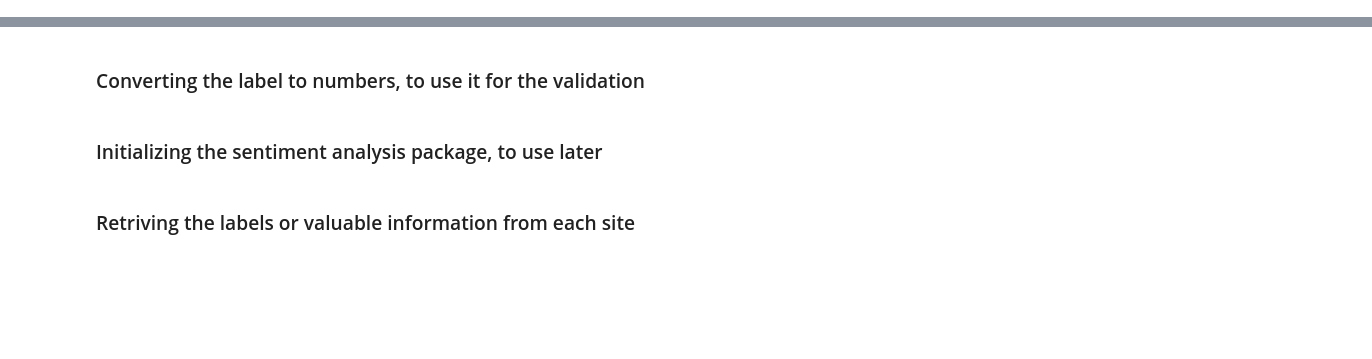
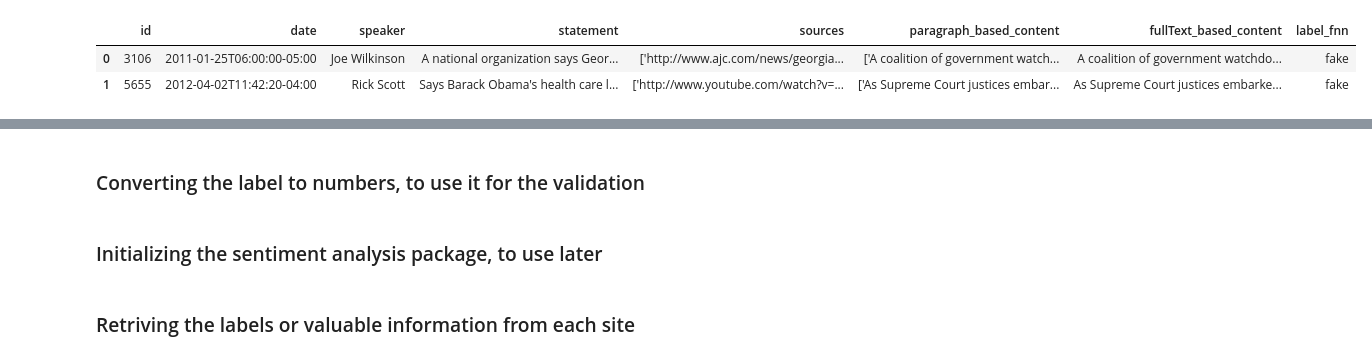
Before and after one commit to e-hossam96/Liger-Label-Model-Case-Study, a Jupyter notebook: labeling_functions.ipynb, the cells around one changed output, grey strips where cells are left out. Cells and saved outputs as stored; diff of their text form; code cells hidden in the pictures; blank space fills up the shorter version.

```diff
--- a/labeling_functions.ipynb
+++ b/labeling_functions.ipynb
@@ -22,3 +10,3 @@ REAL = 1
 # %%
-data = pd.read_csv("./data/FNID/fake news detection(FakeNewsNet)/fnn_train.csv")
-data.head()
+fnid_pth = "./data/FNID/fake news detection(FakeNewsNet)/fnn_train.csv"
+liar_pth = "./data/FNID/fake news detection(LIAR)/liar_train.csv"
@@ -42 +17,8 @@ d.head()
+# %%
+data = pd.read_csv(fnid_pth)
+data.head(2)
+# %% [output]
+|  | id | date | speaker | statement | sources | paragraph_based_content | fullText_based_content | label_fnn |
+| 0 | 3106 | 2011-01-25T06:00:00-05:00 | Joe Wilkinson | A national organization says Geor... | ['http://www.ajc.com/news/georgia... | ['A coalition of government watch... | A coalition of government watchdo... | fake |
+| 1 | 5655 | 2012-04-02T11:42:20-04:00 | Rick Scott | Says Barack Obama's health care l... | ['http://www.youtube.com/watch?v=... | ['As Supreme Court justices embar... | As Supreme Court justices embarke... | fake |
 # %%
```
Also changed, not shown: parts of 26 cells of this notebook.
